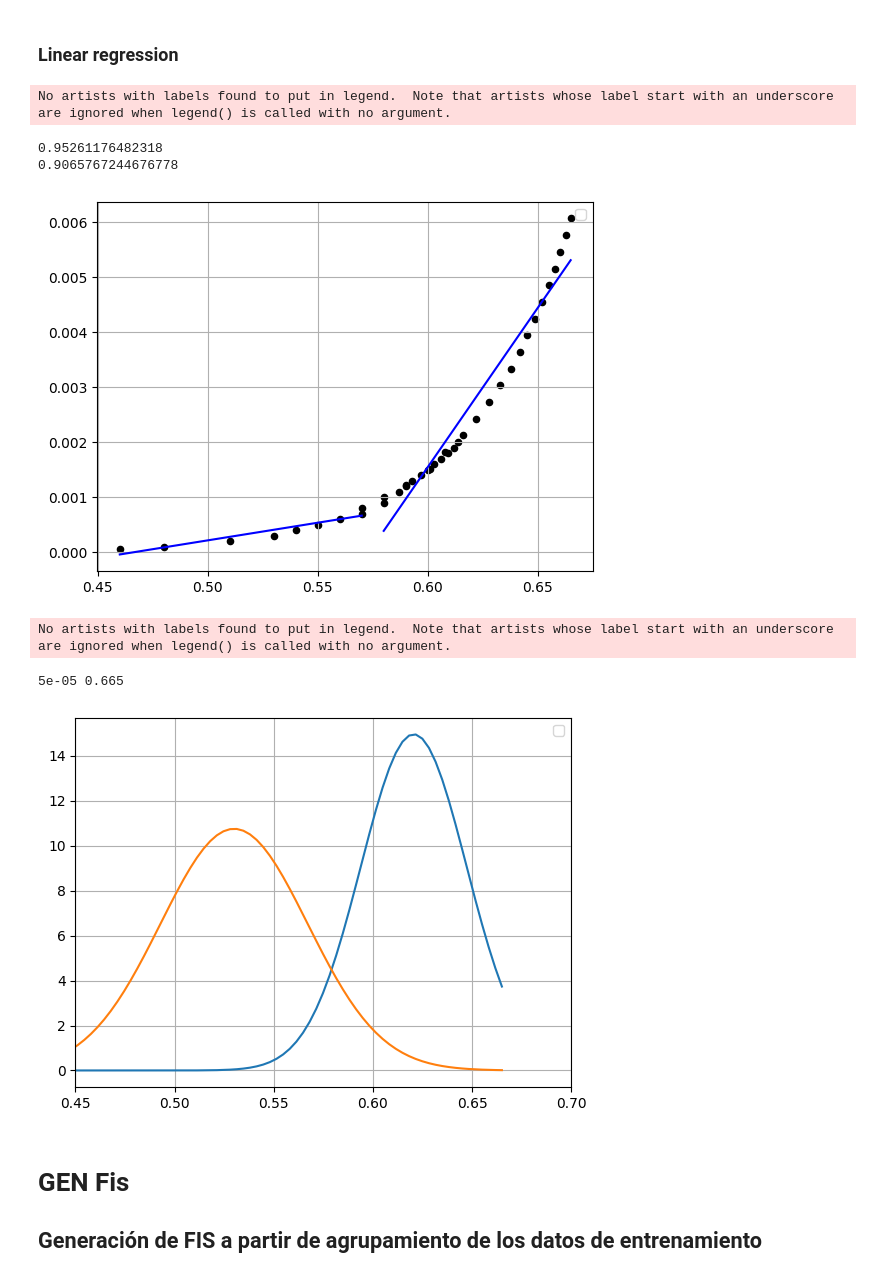
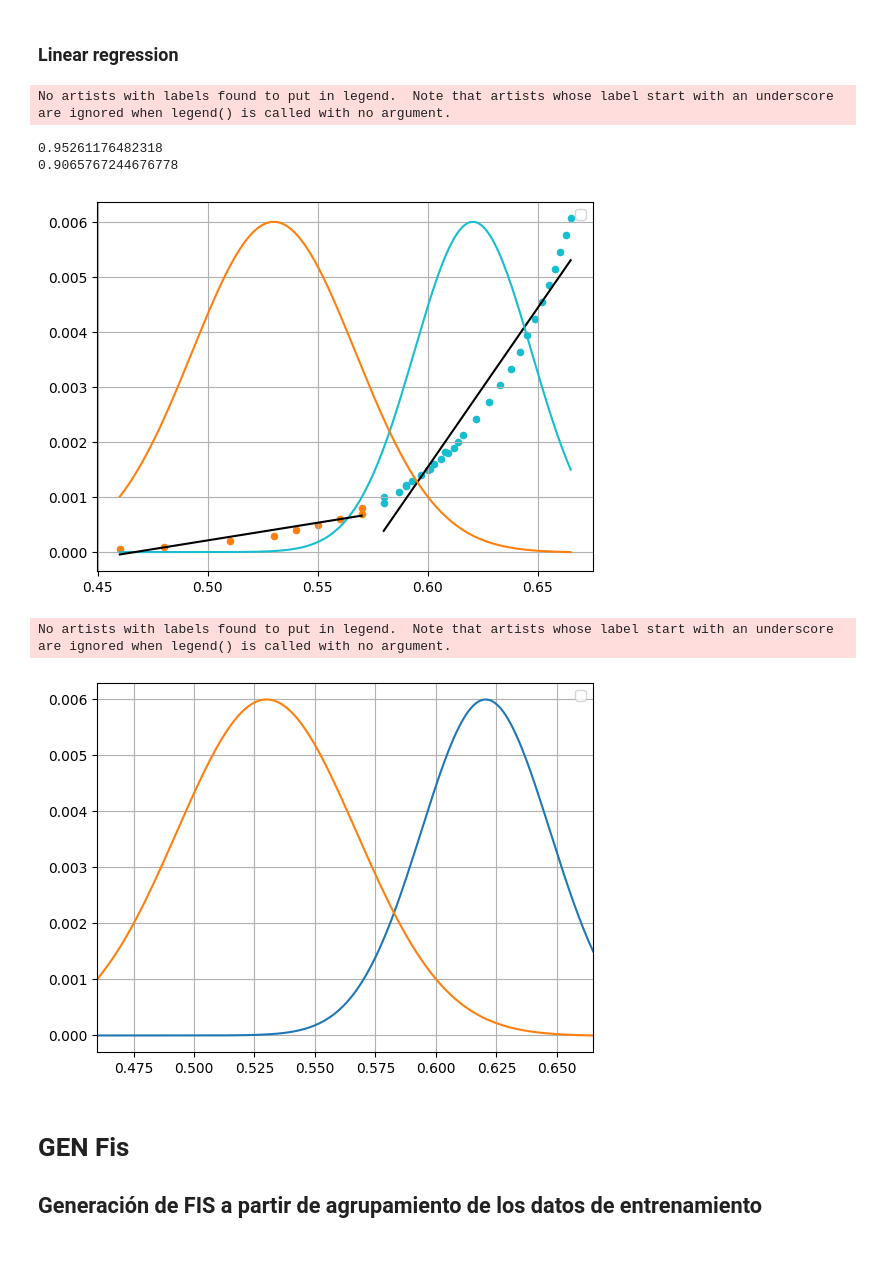
Before and after one commit to TobiasGiacri/act-ia, a Jupyter notebook: sugeno/sugeno.ipynb, the cells around one changed output. Cells and saved outputs as stored; diff of their text form; code cells hidden in the pictures.

Commit message:
campana de gauss normalizada y graficada

```diff
--- a/sugeno/sugeno.ipynb
+++ b/sugeno/sugeno.ipynb
@@ -157,6 +166,7 @@ def normalize_data(data, min_range=0, max_range=1):
 # %%
 from sklearn.linear_model import LinearRegression
 for center in range(n_clusters):
+    color = ['tab:cyan','tab:orange','yellow','pink']
     cluster_data = segmented_data[center]
     x = np.reshape(cluster_data[:,0],(-1 ,1))
     y = np.reshape(cluster_data[:,1],(-1 ,1))
@@ -164,15 +174,26 @@ for center in range(n_clusters):
 
     print(lin_reg.score(x,y)) #cuanto ams cercano a 1 mejor
 
-    x_max = np.max(x)
-    x_min = np.min(x)
+    cluster_x_max = np.max(x)
+    cluster_x_min = np.min(x)
 
-    lin_reg_x = np.linspace(x_min,x_max,200)
+    lin_reg_x = np.linspace(cluster_x_min,cluster_x_max,200)
     lin_reg_x = np.reshape(lin_reg_x,(-1,1))
     lin_reg_y = lin_reg.predict(lin_reg_x)
 
-    plt.plot(lin_reg_x, lin_reg_y,c='blue')
-    plt.scatter(x, y,c='black',s=20)
+    plt.plot(lin_reg_x, lin_reg_y,c='black')
+    plt.scatter(x, y,c=color[center],s=20)
+
+    gauss_x = np.linspace(x_min,x_max,200)
+
+    mu = np.mean(x)
+    sigma = np.sqrt(np.mean((x - mu)**2))
+
+    # Calcular la función de densidad de probabilidad de la distribución normal
+    gauss_y = (1 / (sigma * np.sqrt(2 * np.pi))) * np.exp(-(gauss_x - mu)**2 / (2 * sigma**2))
+    gauss_y = normalize(gauss_y,0,.006)
+    # Crear el gráfico de la campana de Gauss
+    plt.plot(gauss_x, gauss_y, c = color[center])
 
 #plt.xlim([.45,.70])
 #plt.ylim([0,.006])
@@ -183,38 +204,32 @@ plt.show()
 No artists with labels found to put in legend.  Note that artists whose label start with an underscore are ignored when legend() is called with no argument.
 0.95261176482318
 0.9065767244676778
-[figure, old version]
+[figure, new version]
 # %%
-
-x_max = np.max(data[:,0])
-x_min = np.min(data[:,1])
-
-print(x_min, x_max)
 for center in range(n_clusters):
     cluster_data = segmented_data[center]
     x = np.reshape(cluster_data[:,0],(-1 ,1))
     y = np.reshape(cluster_data[:,1],(-1 ,1))
 
     gauss_x = np.linspace(x_min,x_max,200)
 
     mu = np.mean(x)
     sigma = np.sqrt(np.mean((x - mu)**2))
 
     # Calcular la función de densidad de probabilidad de la distribución normal
     gauss_y = (1 / (sigma * np.sqrt(2 * np.pi))) * np.exp(-(gauss_x - mu)**2 / (2 * sigma**2))
-
+    gauss_y = normalize(gauss_y,0,.006)
     # Crear el gráfico de la campana de Gauss
     plt.plot(gauss_x, gauss_y)
 
-plt.xlim([.45,.70])
+plt.xlim([x_min,x_max])
 
 plt.legend()
 plt.grid(True)
 plt.show()
 # %% [output]
 No artists with labels found to put in legend.  Note that artists whose label start with an underscore are ignored when legend() is called with no argument.
-5e-05 0.665
-[figure, old version]
+[figure, new version]
 # %% [markdown]
 # GEN Fis
 ## Generación de FIS a partir de agrupamiento de los datos de entrenamiento
```
Also changed, not shown: parts of 4 cells of this notebook, 1 other file.
